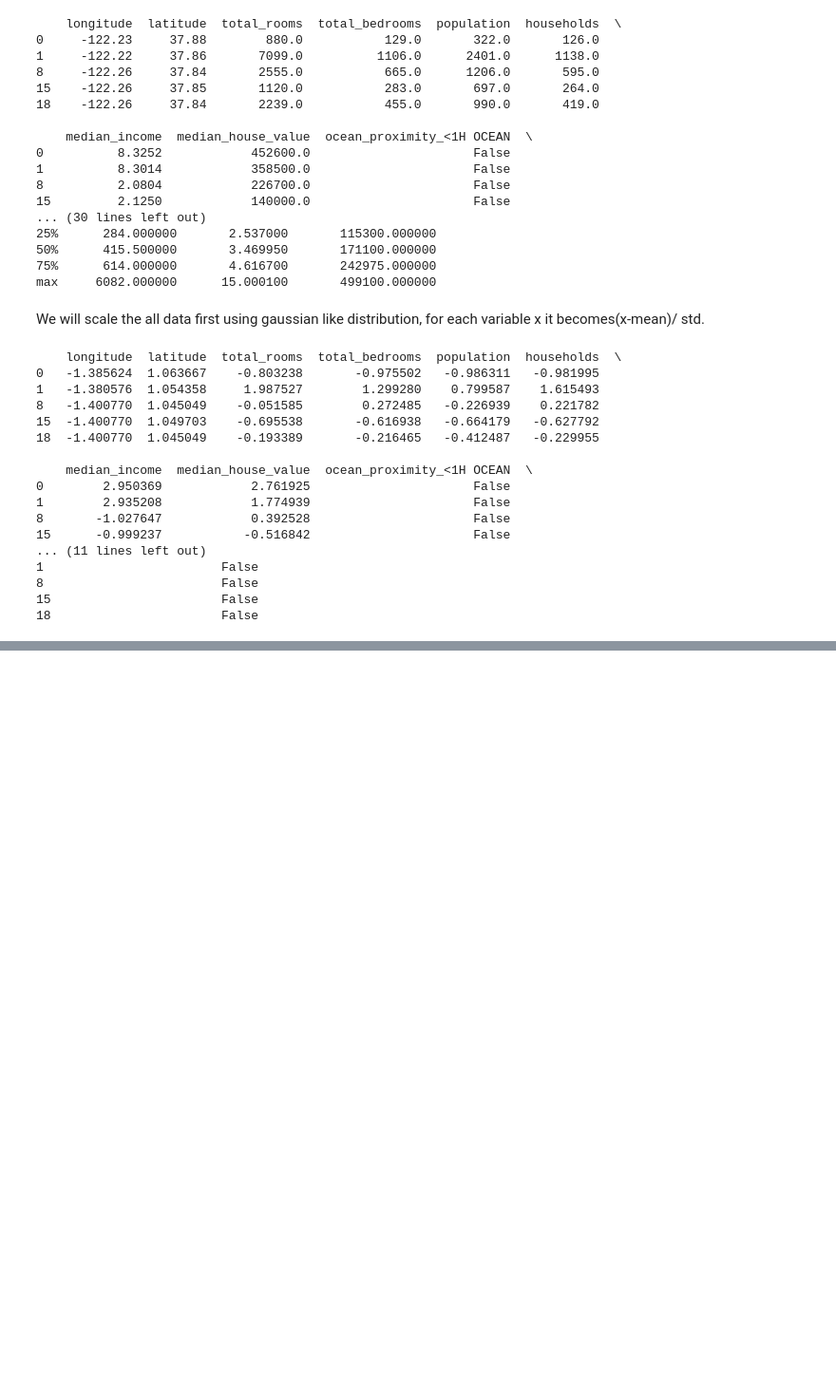
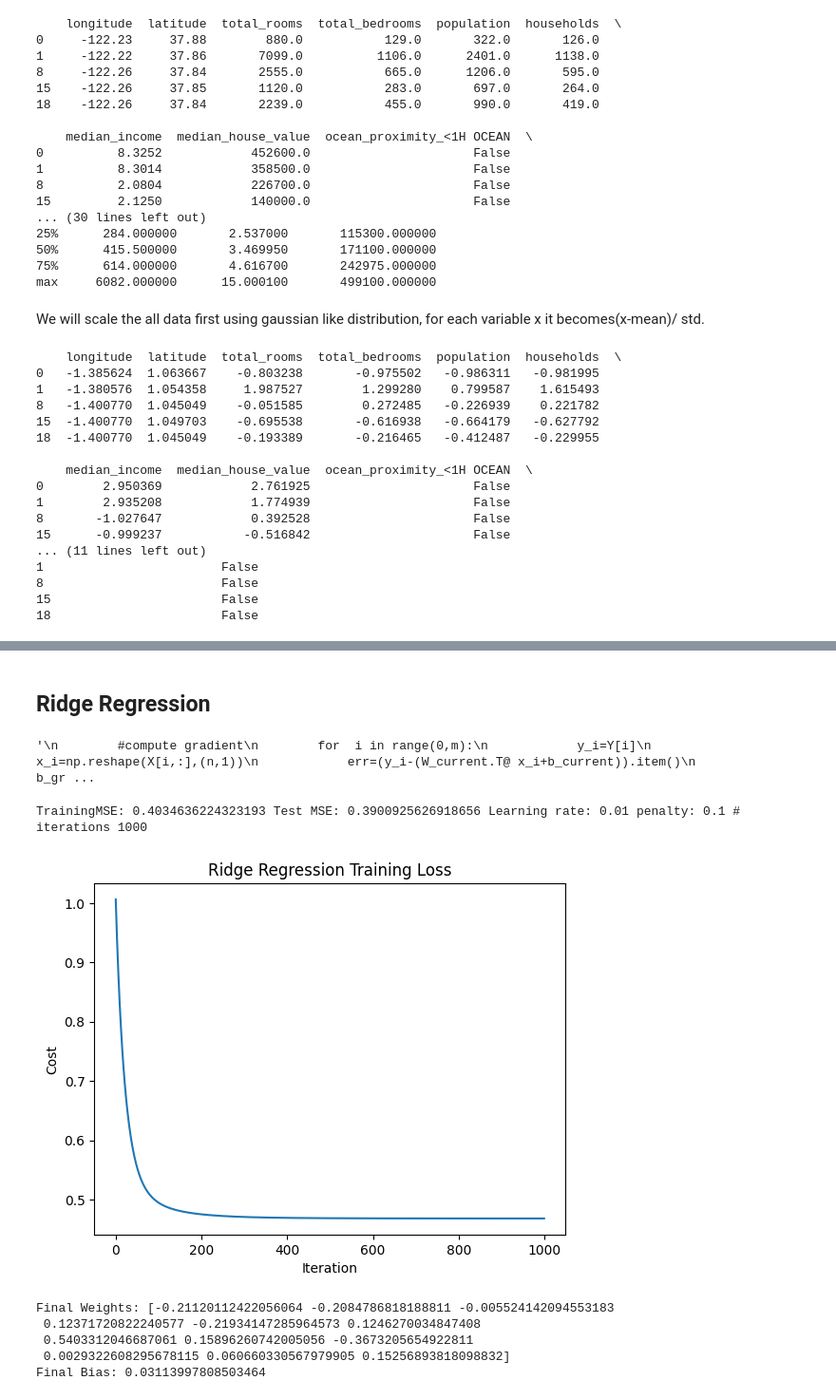
Before and after one commit to bstcdbsw/ECSE551_Group23_Assignment1, a Jupyter notebook: housing_data_processed/A1.ipynb, the cells around one changed output, grey strips where cells are left out. Shown at 95% size. Saved outputs shown, nothing was run; the diff lists cells and outputs as text; code cells hidden in the pictures; blank space fills up the shorter version.

Commit message:
Ridge Regression in A1

```diff
--- a/housing_data_processed/A1.ipynb
+++ b/housing_data_processed/A1.ipynb
@@ -332,0 +366,29 @@ print(housing_encoded.head())
+# %% [markdown]
+ ## Ridge Regression
+# %%
+"""
+        #compute gradient
+        for  i in range(0,m):
+            y_i=Y[i]
+            x_i=np.reshape(X[i,:],(n,1))
+            err=(y_i-(W_current.T@ x_i+b_current)).item()
+            b_grad+=-2/m*err
+            for j in range(0,n): # W_grad_j have m terms, there are n W_Grad term
+                x_ij=X[i,j]
+                W_grad[j,0]+=-2/m*x_ij*err
+        W_grad+=2*self.penalty*W_current
+
+
+
+         m, n = X.shape
+        total_cost = 0.0
+        for i in range(m):
+            y_i = Y[i]
+            x_i = X[i,:].reshape(n,1)
+            total_cost += (1/m) * ((y_i - (self.W.T @ x_i + self.b)).item())**2
+        for j in range(n):
+            total_cost += self.penalty * (self.W[j,0])**2
+        return total_cost.item()  # ensure scalar
+"""
+# %% [output]
+'\n        #compute gradient\n        for  i in range(0,m):\n            y_i=Y[i]\n            x_i=np.reshape(X[i,:],(n,1))\n            err=(y_i-(W_current.T@ x_i+b_current)).item()\n            b_gr ...
@@ -332,0 +461,40 @@ print(housing_encoded.head())
+# %%
+#Test ridge regression
+
+m=int(len(Y_train))
+m_te=int(len(Y_test))
+learning_rate=0.01
+penalty=0.1
+iterations=1000
+model=RidgeRegression(learning_rate=learning_rate,iterations=iterations,penalty=penalty)
+
+W,b,cost_graph=model.fit(X_train,Y_train)
+
+y_pred_tr=model.predict(X_train)
+
+MSE_tr=1/m*np.sum((Y_train-y_pred_tr)**2)
+
+y_pred_te=model.predict(X_test)
+
+MSE_te=1/m_te*np.sum((Y_test-y_pred_te)**2)
+
+print("TrainingMSE:",MSE_tr,"Test MSE:",MSE_te,"Learning rate:",learning_rate,"penalty:",penalty, "# iterations",iterations)
+
+#
+plt.plot(cost_graph)
+plt.xlabel("Iteration")
+plt.ylabel("Cost")
+plt.title("Ridge Regression Training Loss")
+plt.show()
+
+# === Step 5: Print results ===
+print("Final Weights:", W.ravel())
+print("Final Bias:", b)
+# %% [output]
+TrainingMSE: 0.4034636224323193 Test MSE: 0.3900925626918656 Learning rate: 0.01 penalty: 0.1 # iterations 1000
+[figure, added]
+Final Weights: [-0.21120112422056064 -0.2084786818188811 -0.005524142094553183
+ 0.12371720822240577 -0.21934147285964573 0.1246270034847408
+ 0.5403312046687061 0.15896260742005056 -0.3673205654922811
+ 0.0029322608295678115 0.060660330567979905 0.15256893818098832]
+Final Bias: 0.03113997808503464
```
Also changed, not shown: parts of 13 cells of this notebook, 12 other files.
